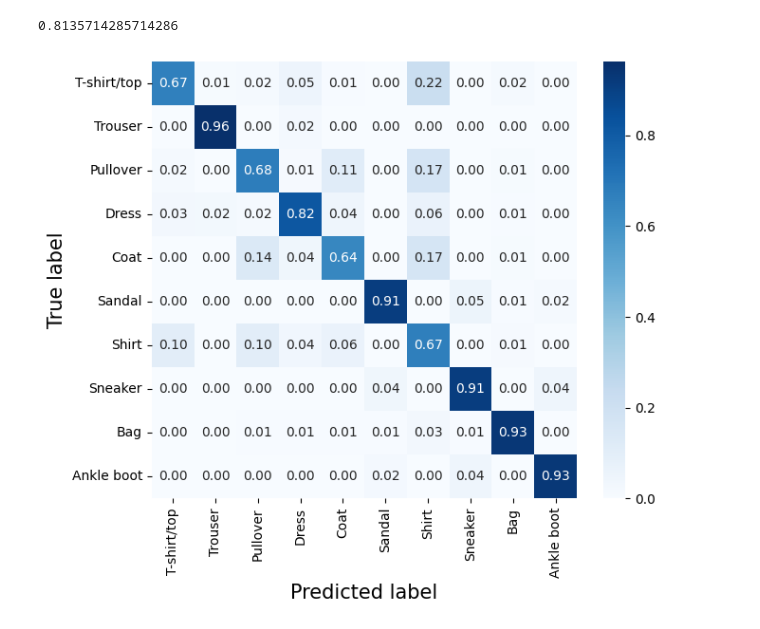
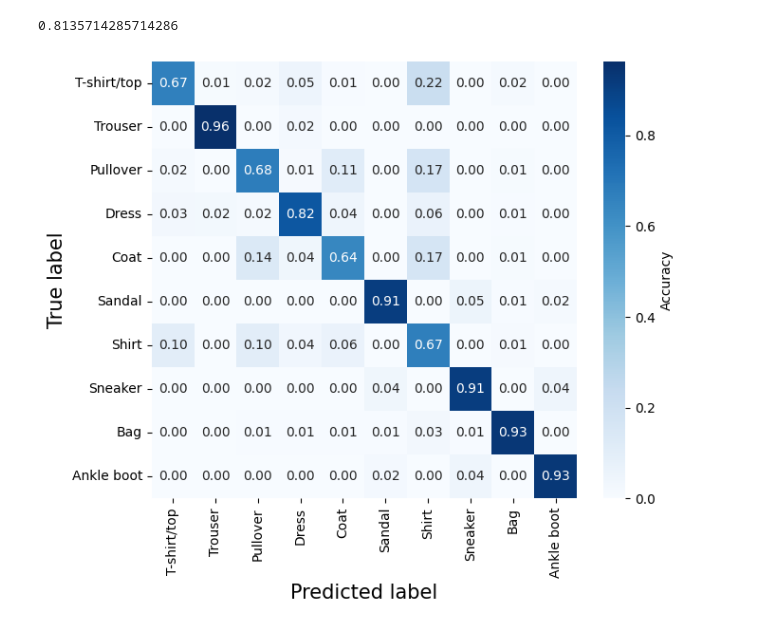
Before and after one commit to m-nader/FYS-STK4155-group14, a Jupyter notebook: project_2/Code/neuralnetwork_fashion_mnist.ipynb, the cells around one changed output. Saved outputs shown, nothing was run; the diff lists cells and outputs as text; code cells hidden in the pictures.

Commit message:
Updated figures

```diff
--- a/project_2/Code/neuralnetwork_fashion_mnist.ipynb
+++ b/project_2/Code/neuralnetwork_fashion_mnist.ipynb
@@ -58,25 +58,25 @@ print(accuracy)
 # %%
 # plot confusion matrix
 
 from sklearn.metrics import confusion_matrix
 import seaborn as sns
 test_scores = NN.predict(X_test)
 y_pred = np.argmax(test_scores, axis=1)
 
 # Confusion matrix from scikit-learn
 cm = confusion_matrix(y_test, y_pred)
 
 clothing = ['T-shirt/top', 'Trouser', 'Pullover', 'Dress', 'Coat', 'Sandal', 'Shirt', 'Sneaker', 'Bag', 'Ankle boot']
 
 cm_norm = cm.astype(float) / cm.sum(axis=1, keepdims=True)
 plt.figure(figsize=(7, 6))
 sns.heatmap(cm_norm, annot=True, fmt=".2f", cmap="Blues",
             xticklabels=clothing,
-            yticklabels=clothing)
+            yticklabels=clothing, cbar_kws={'label':'Accuracy'})
 plt.xlabel("Predicted label", fontsize=15)
 plt.ylabel("True label", fontsize=15)
 plt.tight_layout()
 plt.savefig('../Figures/Fashion_MNIST_confusion_matrix.png', dpi=300, bbox_inches='tight')
 plt.show()
 # %% [output]
-[figure, old version]
+[figure, new version]
```
Also changed, not shown: 5 other files.
